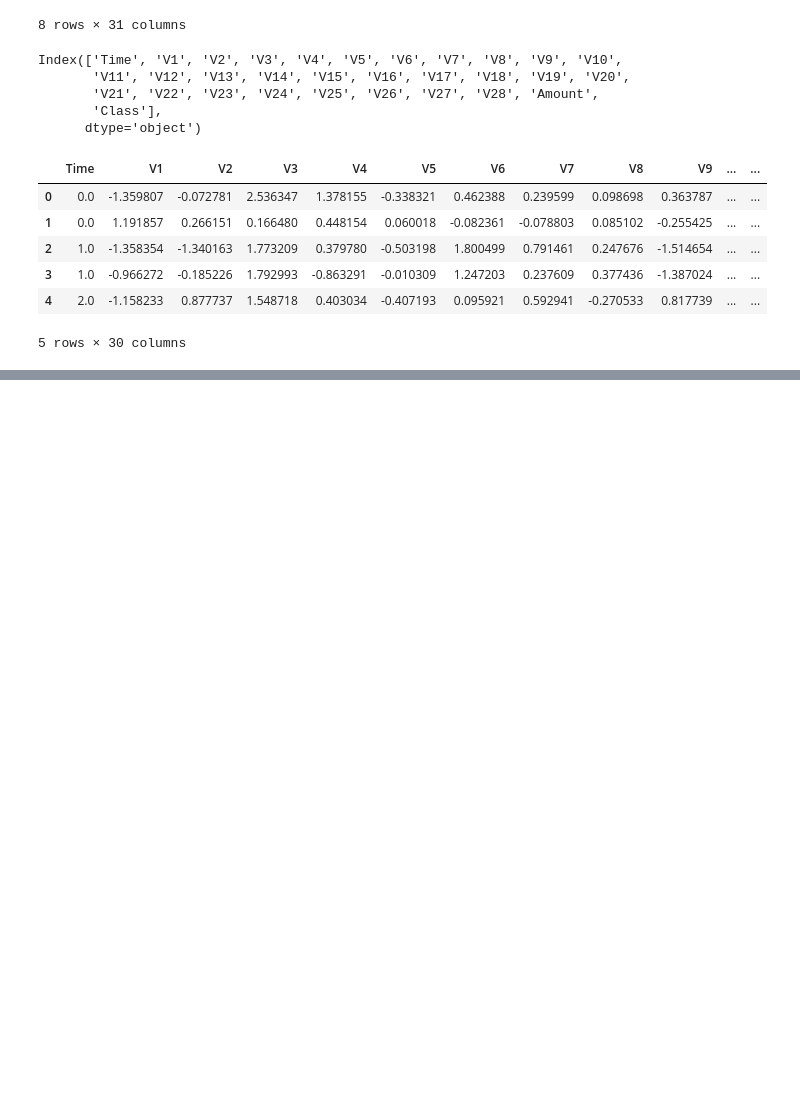
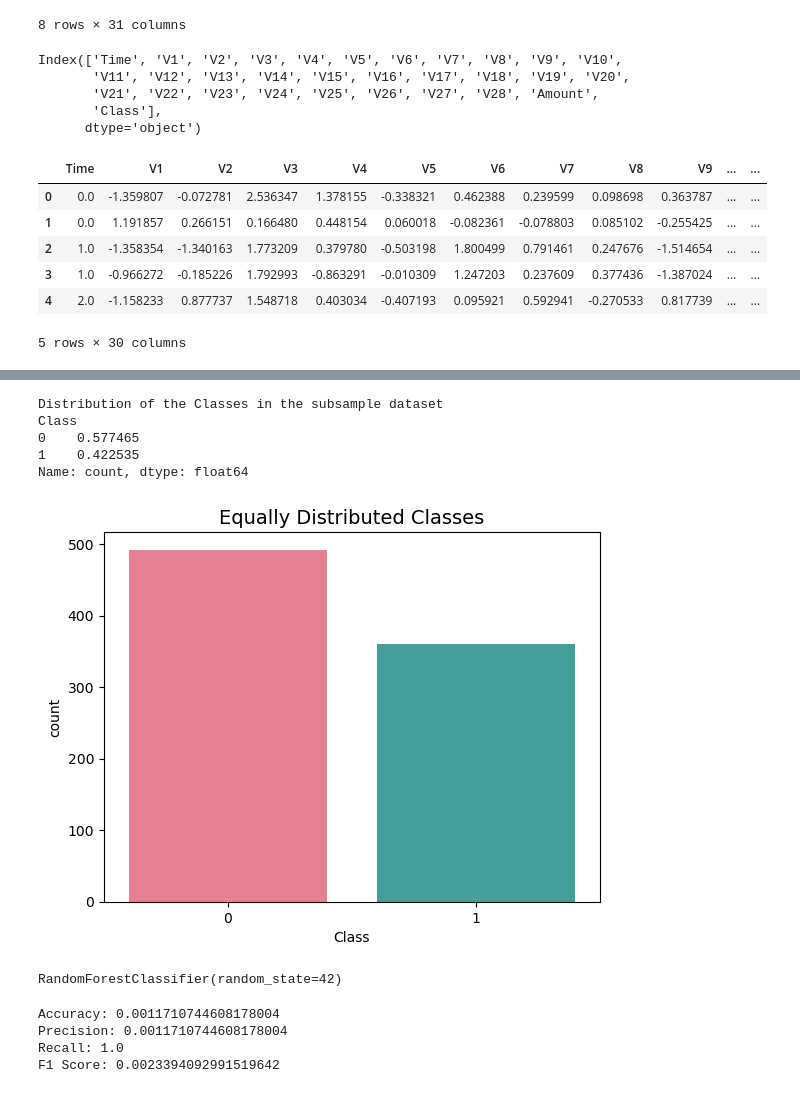
Before and after one commit to ifonseca69/project_2, a Jupyter notebook: Cody/Cody's_Notebook.ipynb, the cells around one changed output, grey strips where cells are left out. Cells and saved outputs as stored; diff of their text form; code cells hidden in the pictures; blank space fills up the shorter version.

```diff
--- a/Cody/Cody's_Notebook.ipynb
+++ b/Cody/Cody's_Notebook.ipynb
@@ -82,6 +82,5 @@ x.head()
 | 4 | 2.0 | -1.158233 | 0.877737 | 1.548718 | 0.403034 | -0.407193 | 0.095921 | 0.592941 | -0.270533 | 0.817739 | ... | ... |
 5 rows × 30 columns
 # %%
-# Define target set
-y = df["Class"].ravel()
-y[:5]
+df_train = pd.read_csv('../Resources/train_data.csv')
+test_df = pd.read_csv('../Resources/test_data.csv')
@@ -90,9 +87,18 @@ array([0, 0, 0, 0, 0], dtype=int64)
 # %%
-x_train, x_test, y_train, y_test = train_test_split(x,y, random_state=42, train_size=0.8)
+# Since our classes are highly skewed we should make them equivalent in order to have a normal distribution of the classes.
 
-rf = RandomForestClassifier()
-model = rf.fit(x_train, y_train)
-train_score = model.score(x_train, y_train)
-test_score = model.score(x_test, y_test)
-print(train_score, test_score)
+# Lets shuffle the data before creating the subsamples
+
+df = df_train.sample(frac=1)
+
+# amount of fraud classes 492 rows.
+fraud_df = df_train.loc[df['Class'] == 1]
+non_fraud_df = df_train.loc[df['Class'] == 0][:492]
+
+normal_distributed_df = pd.concat([fraud_df, non_fraud_df])
+
+# Shuffle dataframe rows
+new_train_df = normal_distributed_df.sample(frac=1, random_state=42)
+
+new_train_df.head()
 # %% [output]
@@ -99,0 +112,16 @@ print(train_score, test_score)
+# %%
+print('Distribution of the Classes in the subsample dataset')
+print(new_train_df['Class'].value_counts()/len(new_train_df))
+
+
+colors = sns.color_palette("husl", n_colors=2)  # Adjust the number of colors to match your classes
+sns.countplot(x='Class', data=new_train_df, palette=colors, hue='Class', legend=False)
+plt.title('Equally Distributed Classes', fontsize=14)
+plt.show()
+# %% [output]
+Distribution of the Classes in the subsample dataset
+Class
+0    0.577465
+1    0.422535
+Name: count, dtype: float64
+[figure, added]
@@ -99,0 +139,8 @@ print(train_score, test_score)
+# %%
+# Create a RandomForestClassifier instance
+rf_model = RandomForestClassifier(n_estimators=100, random_state=42)
+
+# Train the model
+rf_model.fit(X_train, y_train)
+# %% [output]
+RandomForestClassifier(random_state=42)
@@ -99,0 +149,17 @@ print(train_score, test_score)
+# %%
+from sklearn.metrics import accuracy_score, precision_score, recall_score, f1_score
+
+accuracy = accuracy_score(y_test, predictions)
+precision = precision_score(y_test, predictions)
+recall = recall_score(y_test, predictions)
+f1 = f1_score(y_test, predictions)
+
+print(f'Accuracy: {accuracy}')
+print(f'Precision: {precision}')
+print(f'Recall: {recall}')
+print(f'F1 Score: {f1}')
+# %% [output]
+Accuracy: 0.0011710744608178004
+Precision: 0.0011710744608178004
+Recall: 1.0
+F1 Score: 0.0023394092991519642
```
Also changed, not shown: parts of 5 cells of this notebook.
